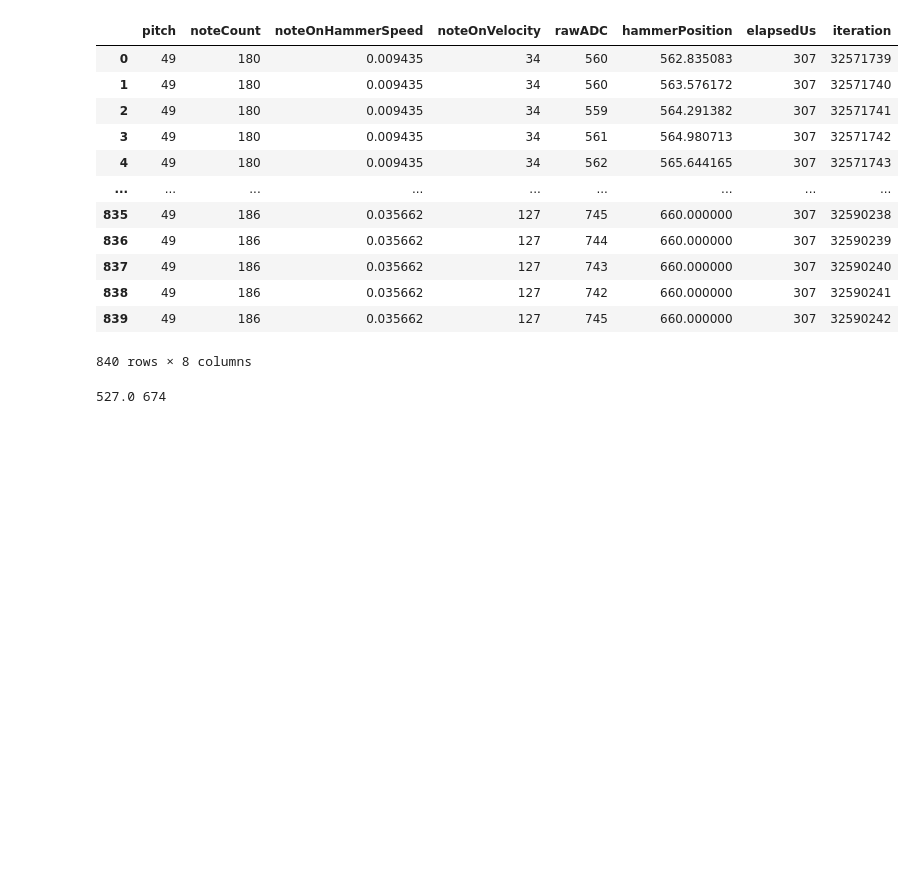
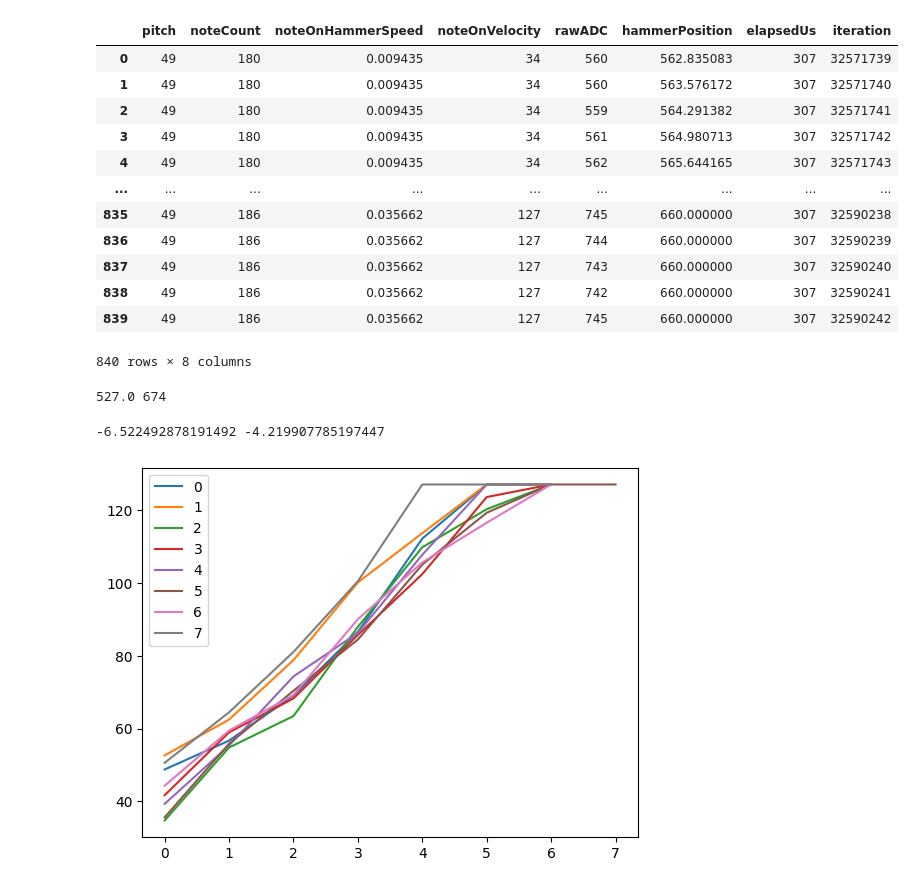
Before and after one commit to aleathwick/midi_hammer, a Jupyter notebook: python/filtering.ipynb, the cells around one changed output. Cells and saved outputs as stored; diff of their text form; code cells hidden in the pictures; blank space fills up the shorter version.

```diff
--- a/python/filtering.ipynb
+++ b/python/filtering.ipynb
@@ -264,6 +264,36 @@ max_adc_val = np.min([dfg.ADC.max() for df in dfs for noteCount, dfg in df.group
 print(min_adc_val, max_adc_val)
 # %% [output]
 527.0 674
+# %%
+key_travel_mm = 7
+
+# mm of key travel per second for velocity of 0
+v_min_speed_mm_sec = .8e3
+v_min_speed_mm_US = v_min_speed_mm_sec / 1e6 # mm per microsecond
+v_min_speed = mm2adc_bits(v_min_speed_mm_US) # ADC bits per microsecond
+
+# mm of key travel per second for velocity of 127
+v_max_speed_mm_sec = 8e3
+v_max_speed_mm_US = v_max_speed_mm_sec / 1e6 # mm per microsecond
+v_max_speed = mm2adc_bits(v_max_speed_mm_US) # ADC bits per microsecond
+
+min_log_speed = np.log(v_min_speed)
+max_log_speed = np.log(v_max_speed)
+print(min_log_speed, max_log_speed)
+def speed2velocity(speed):
+    log_speed = np.log(speed)
+    # velocity on [0, 1] scale
+    intensity = (log_speed - min_log_speed) / (max_log_speed - min_log_speed)
+    intensity = np.clip(intensity, 0, 1)
+    return intensity * 127
+
+for i, strikes in enumerate(strike_dfs):
+    plt.plot(speed2velocity(strikes.mean_key_strike_speed), label=i)
+    # plt.plot(np.log(strikes.mean_key_strike_speed), label=i)
+    plt.legend()
+# %% [output]
+-6.522492878191492 -4.219907785197447
+[figure, added]
 # %%
 # todo:
 # try different filter paraeters
```
Also changed, not shown: parts of 2 cells of this notebook.
